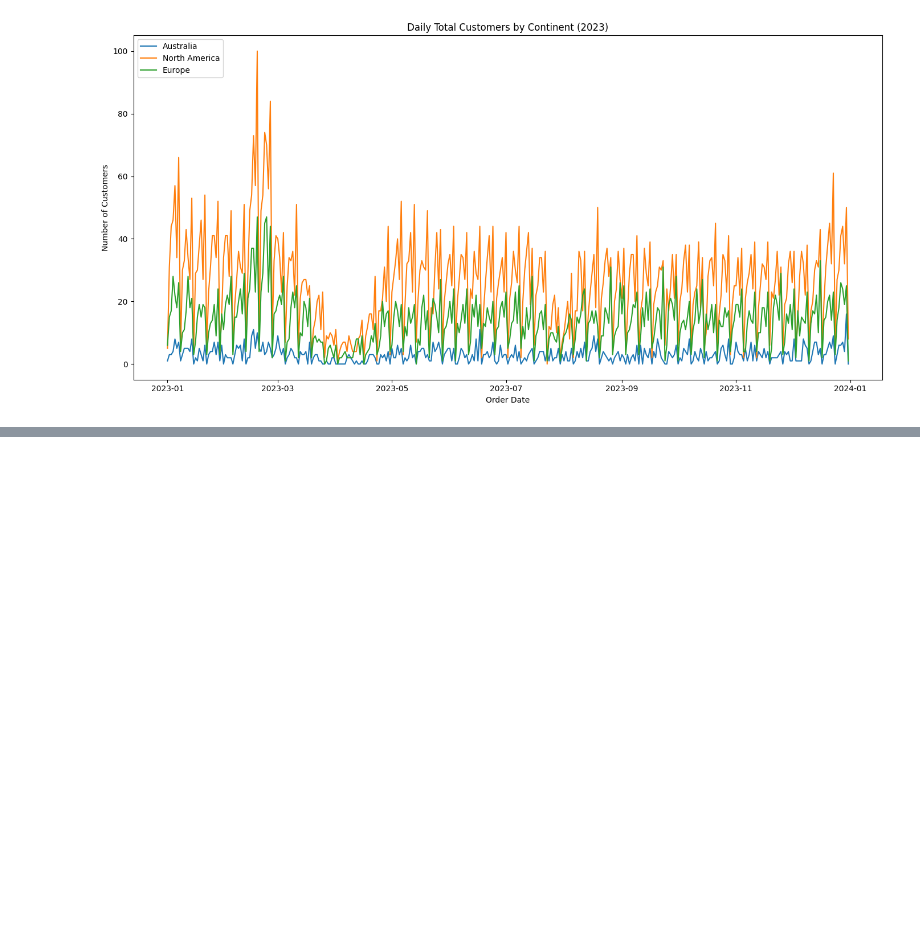
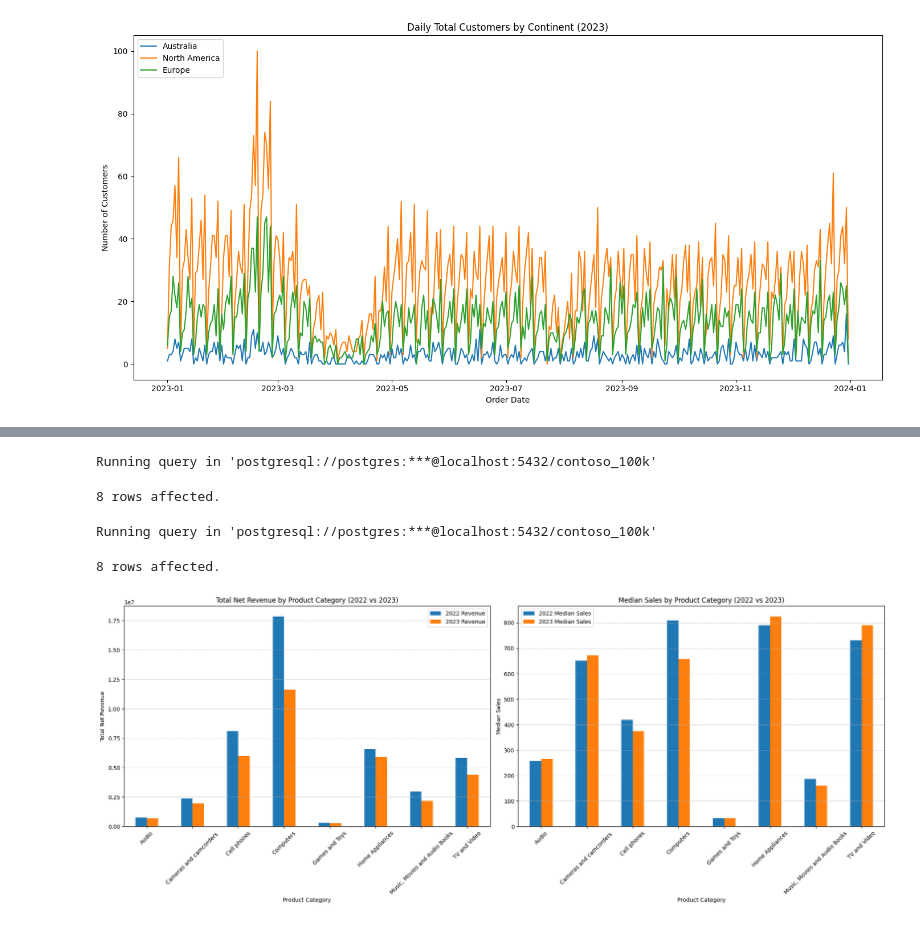
Before and after one commit to RAWKING/RAWKING, a Jupyter notebook: Resources/Blank_SQL_Notebook.ipynb, the cells around one changed output, grey strips where cells are left out. Cells and saved outputs as stored; diff of their text form; code cells hidden in the pictures; blank space fills up the shorter version.

```diff
--- a/Resources/Blank_SQL_Notebook.ipynb
+++ b/Resources/Blank_SQL_Notebook.ipynb
@@ -266,0 +417,44 @@ plt.show()
+# %%
+import matplotlib.pyplot as plt
+import pandas as pd
+
+# Re-execute the SQL query to get total net revenue
+%sql df_revenue << SELECT p.categoryname AS category, SUM(CASE WHEN s.orderdate BETWEEN '2022-01-01' AND '2022-12-31' THEN s.quantity * s.netprice * s.exchangerate END) AS total_net_revenue_2022, SUM(CASE WHEN s.orderdate BETWEEN '2023-01-01' AND '2023-12-31' THEN s.quantity * s.netprice * s.exchangerate END) AS total_net_revenue_2023 FROM sales s LEFT JOIN product p ON s.productkey = p.productkey GROUP BY category
+
+# Re-execute the SQL query to get median sales
+%sql df_median_sales << SELECT p.categoryname AS category, PERCENTILE_CONT(0.5) WITHIN GROUP (ORDER BY CASE WHEN orderdate BETWEEN '2022-01-01' AND '2022-12-31' THEN quantity*netprice*exchangerate END) AS y2022_median_sales, PERCENTILE_CONT(0.5) WITHIN GROUP (ORDER BY CASE WHEN orderdate BETWEEN '2023-01-01' AND '2023-12-31' THEN quantity*netprice*exchangerate END) AS y2023_median_sales FROM sales s LEFT JOIN product p ON s.productkey = p.productkey GROUP BY category ORDER BY category
+
+
+# Set the index to category for easier plotting
+df_revenue = df_revenue.set_index('category')
+df_median_sales = df_median_sales.set_index('category')
+
+# Create a figure with two subplots side-by-side
+fig, axes = plt.subplots(1, 2, figsize=(20, 8)) # 1 row, 2 columns
+
+# Plot Total Net Revenue on the first subplot
+df_revenue[['total_net_revenue_2022', 'total_net_revenue_2023']].plot(kind='bar', ax=axes[0])
+axes[0].set_title('Total Net Revenue by Product Category (2022 vs 2023)')
+axes[0].set_xlabel('Product Category')
+axes[0].set_ylabel('Total Net Revenue')
+axes[0].tick_params(axis='x', rotation=45)
+axes[0].legend(['2022 Revenue', '2023 Revenue'])
+axes[0].grid(axis='y', linestyle='--', alpha=0.7)
+
+# Plot Median Sales on the second subplot
+df_median_sales[['y2022_median_sales', 'y2023_median_sales']].plot(kind='bar', ax=axes[1])
+axes[1].set_title('Median Sales by Product Category (2022 vs 2023)')
+axes[1].set_xlabel('Product Category')
+axes[1].set_ylabel('Median Sales')
+axes[1].tick_params(axis='x', rotation=45)
+axes[1].legend(['2022 Median Sales', '2023 Median Sales'])
+axes[1].grid(axis='y', linestyle='--', alpha=0.7)
+
+plt.tight_layout()
+plt.show()
+# %% [output]
+Running query in 'postgresql://postgres:***@localhost:5432/contoso_100k'
+8 rows affected.
+Running query in 'postgresql://postgres:***@localhost:5432/contoso_100k'
+8 rows affected.
+[figure, added]
```
Also changed, not shown: parts of 8 cells of this notebook.
